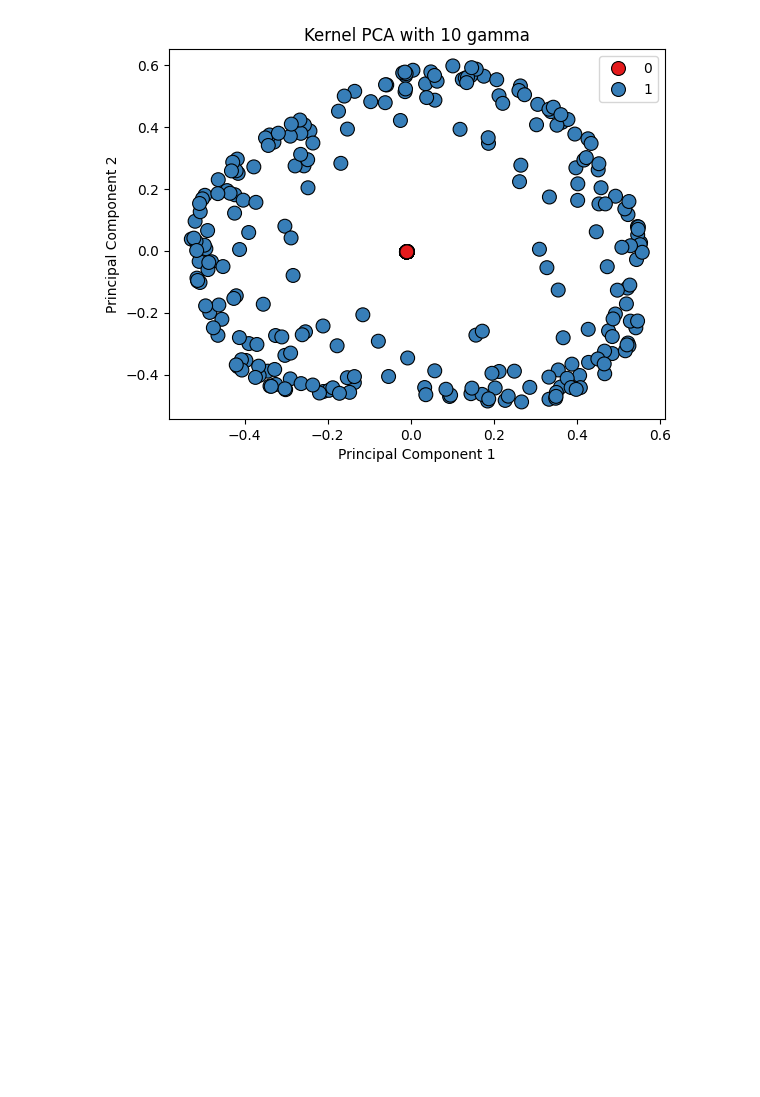
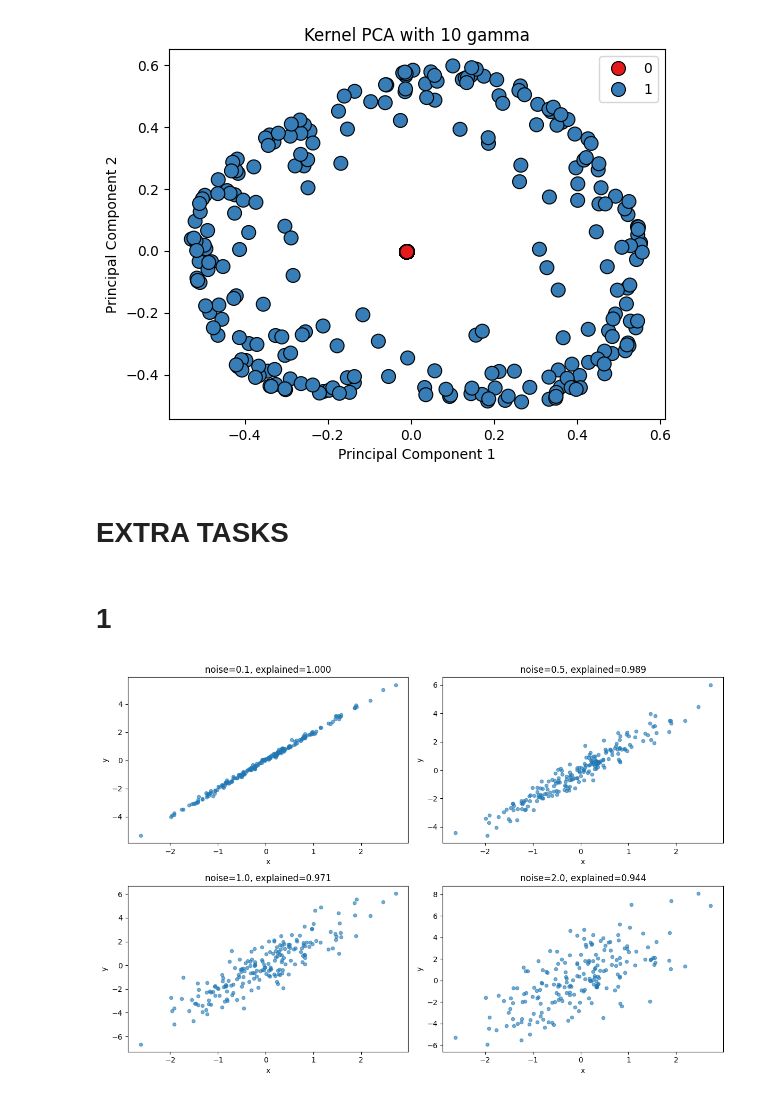
Before and after one commit to BUSH222/misis_ml_course_sem6, a Jupyter notebook: ML6.2 pca/6.2.ipynb, the cells around one changed output. Saved outputs shown, nothing was run; the diff lists cells and outputs as text; code cells hidden in the pictures; blank space fills up the shorter version.

```diff
--- a/ML6.2 pca/6.2.ipynb
+++ b/ML6.2 pca/6.2.ipynb
@@ -298,3 +298,32 @@ for gamma in gamma_values:
 [figure]
 [figure]
 [figure]
+# %% [markdown]
+# EXTRA TASKS
+# %% [markdown]
+# 1
+# %%
+np.random.seed(42)
+n_samples = 200
+x = np.random.normal(0, 1, n_samples)
+noise_levels = [0.1, 0.5, 1.0, 2.0]
+
+fig, axes = plt.subplots(2, 2, figsize=(12, 8))
+axes = axes.ravel()
+
+for ax, noise in zip(axes, noise_levels):
+    y = 2 * x + np.random.normal(0, noise, n_samples)
+    X_noise = np.column_stack((x, y))
+
+    pca_noise = PCA(n_components=1)
+    pca_noise.fit(X_noise)
+
+    ax.scatter(X_noise[:, 0], X_noise[:, 1], alpha=0.6, s=20)
+    ax.set_title(f"noise={noise}, explained={pca_noise.explained_variance_ratio_[0]:.3f}")
+    ax.set_xlabel("x")
+    ax.set_ylabel("y")
+
+plt.tight_layout()
+plt.show()
+# %% [output]
+[figure, added]
```
Also changed, not shown: parts of 20 cells of this notebook.
